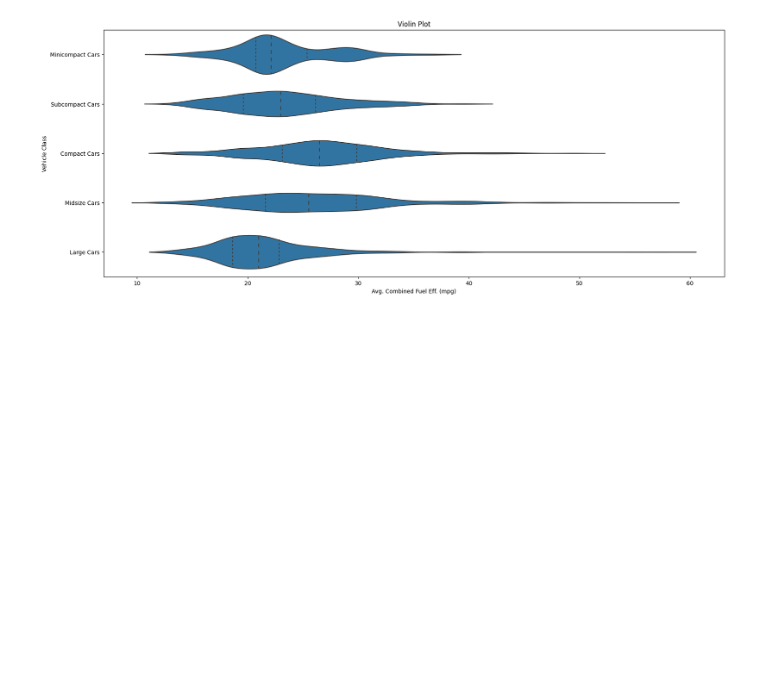
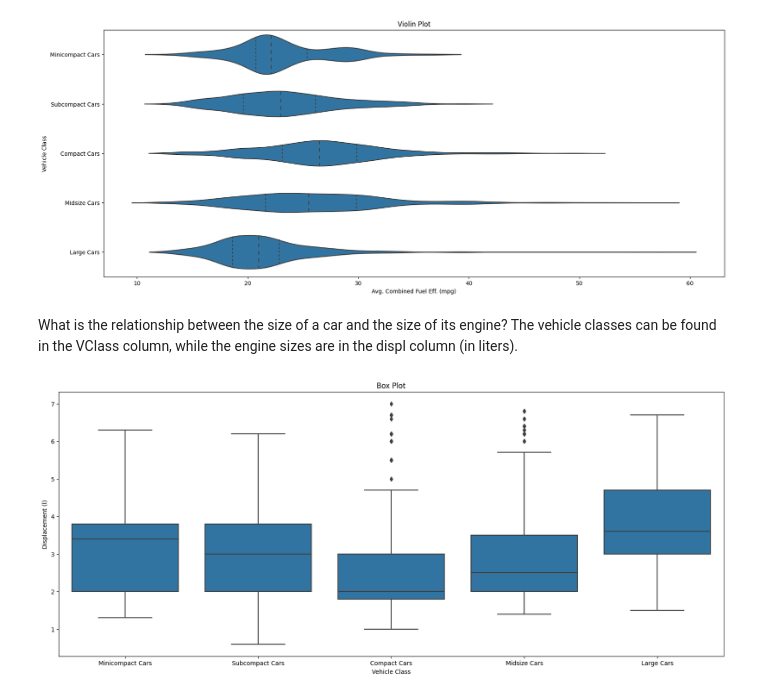
Before and after one commit to kisyular/data-visualization, a Jupyter notebook: Intro-Data-Visualization.ipynb, the cells around one changed output. Cells and saved outputs as stored; diff of their text form; code cells hidden in the pictures; blank space fills up the shorter version.

Commit message:
BIVARIATE EXPLORATION OF DATA - BOX PLOTS QUIZ

```diff
--- a/Intro-Data-Visualization.ipynb
+++ b/Intro-Data-Visualization.ipynb
@@ -1185,3 +1185,14 @@ plt.ylabel('Vehicle Class')
 plt.title('Violin Plot');
 # %% [output]
 [figure]
+# %% [markdown]
+What is the relationship between the size of a car and the size of its engine? The vehicle classes can be found in the VClass column, while the engine sizes are in the displ column (in liters).
+# %%
+# What is the relationship between the size of a car and the size of its engine? The vehicle classes can be found in the VClass column, while the engine sizes are in the displ column (in liters).
+plt.figure(figsize=(20, 8))
+sb.boxplot(data=fuel_econ, x='VClass', y='displ', color=base_color)
+plt.xlabel('Vehicle Class')
+plt.ylabel('Displacement (l)')
+plt.title('Box Plot');
+# %% [output]
+[figure, added]
```
